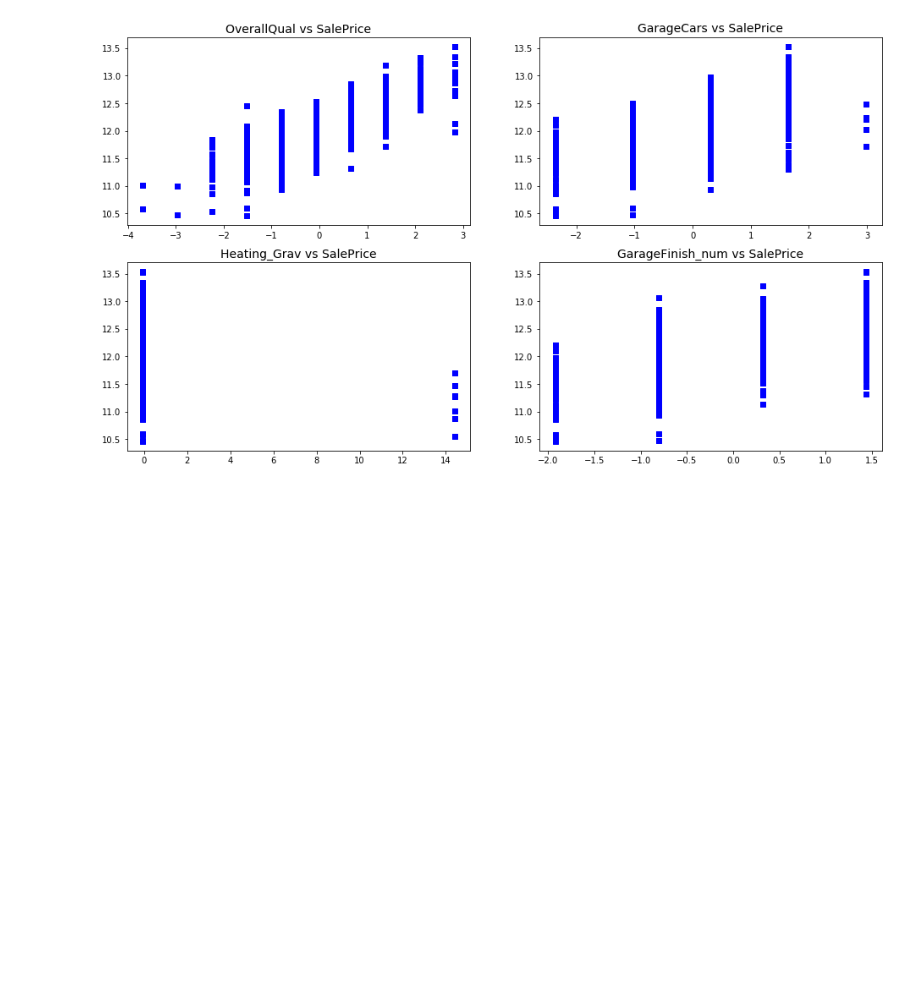
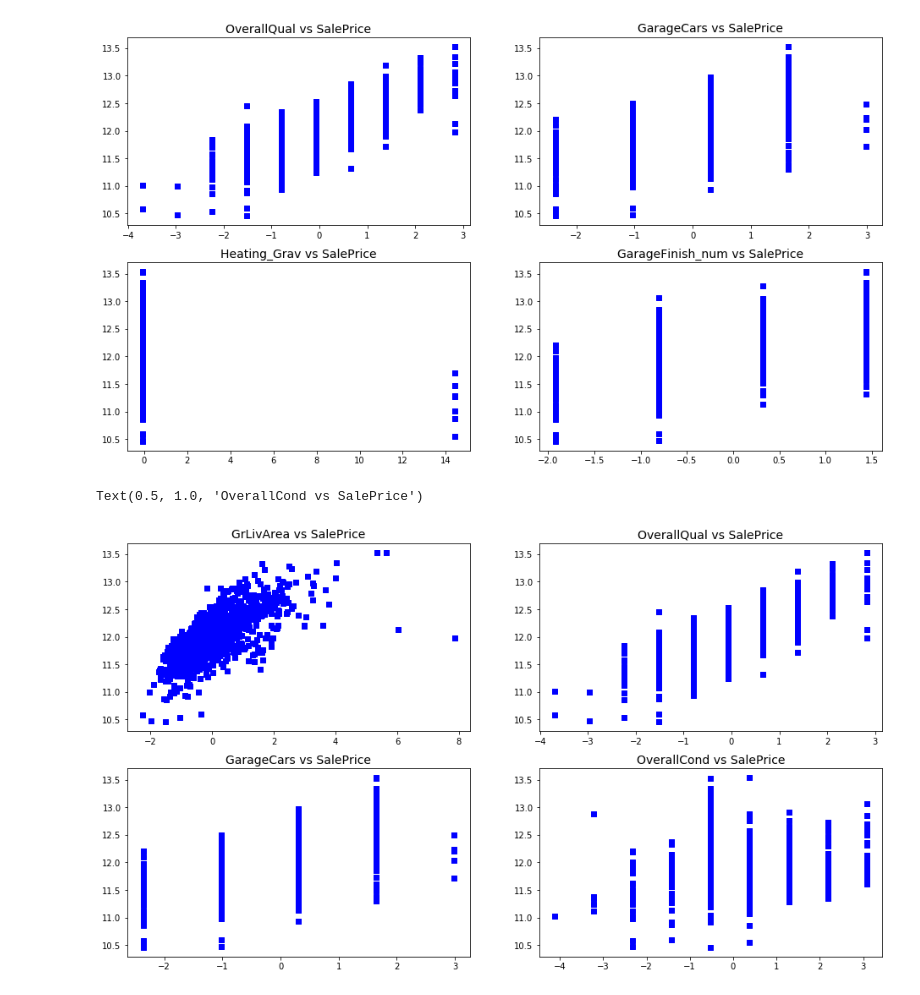
Before and after one commit to rabujamra/MachineLearning, a Jupyter notebook: ML_Project_Modeling.ipynb, the cells around one changed output. Saved outputs shown, nothing was run; the diff lists cells and outputs as text; code cells hidden in the pictures; blank space fills up the shorter version.

```diff
--- a/ML_Project_Modeling.ipynb
+++ b/ML_Project_Modeling.ipynb
@@ -685,3 +655,19 @@ ax4.set_title(f"{x[3]} vs SalePrice",size=14)
 # %% [output]
 Text(0.5, 1.0, 'GarageFinish_num vs SalePrice')
 [figure]
+# %%
+x = lasso_coef_imp.index[0:5]
+
+fig, ((ax1,ax2),(ax3,ax4)) = plt.subplots(2,2)
+
+ax1.scatter(x_train[x[0]], y_train, c = "blue", marker = "s")
+ax1.set_title(f"{x[0]} vs SalePrice",size=14)
+ax2.scatter(x_train[x[1]], y_train, c = "blue", marker = "s")
+ax2.set_title(f"{x[1]} vs SalePrice",size=14)
+ax3.scatter(x_train[x[2]], y_train, c = "blue", marker = "s")
+ax3.set_title(f"{x[2]} vs SalePrice",size=14)
+ax4.scatter(x_train[x[3]], y_train, c = "blue", marker = "s")
+ax4.set_title(f"{x[3]} vs SalePrice",size=14)
+# %% [output]
+Text(0.5, 1.0, 'OverallCond vs SalePrice')
+[figure, added]
```
Also changed, not shown: parts of 27 cells of this notebook, 1 other file.
